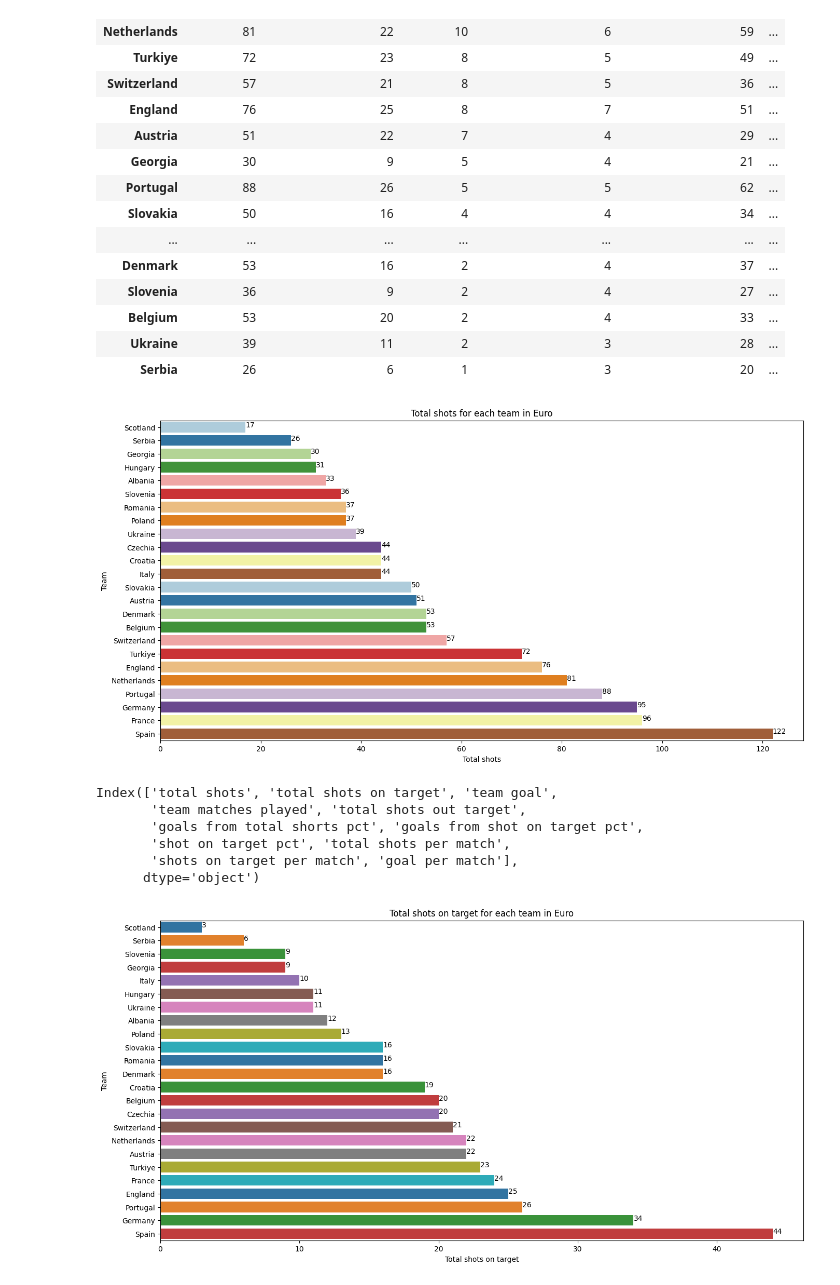
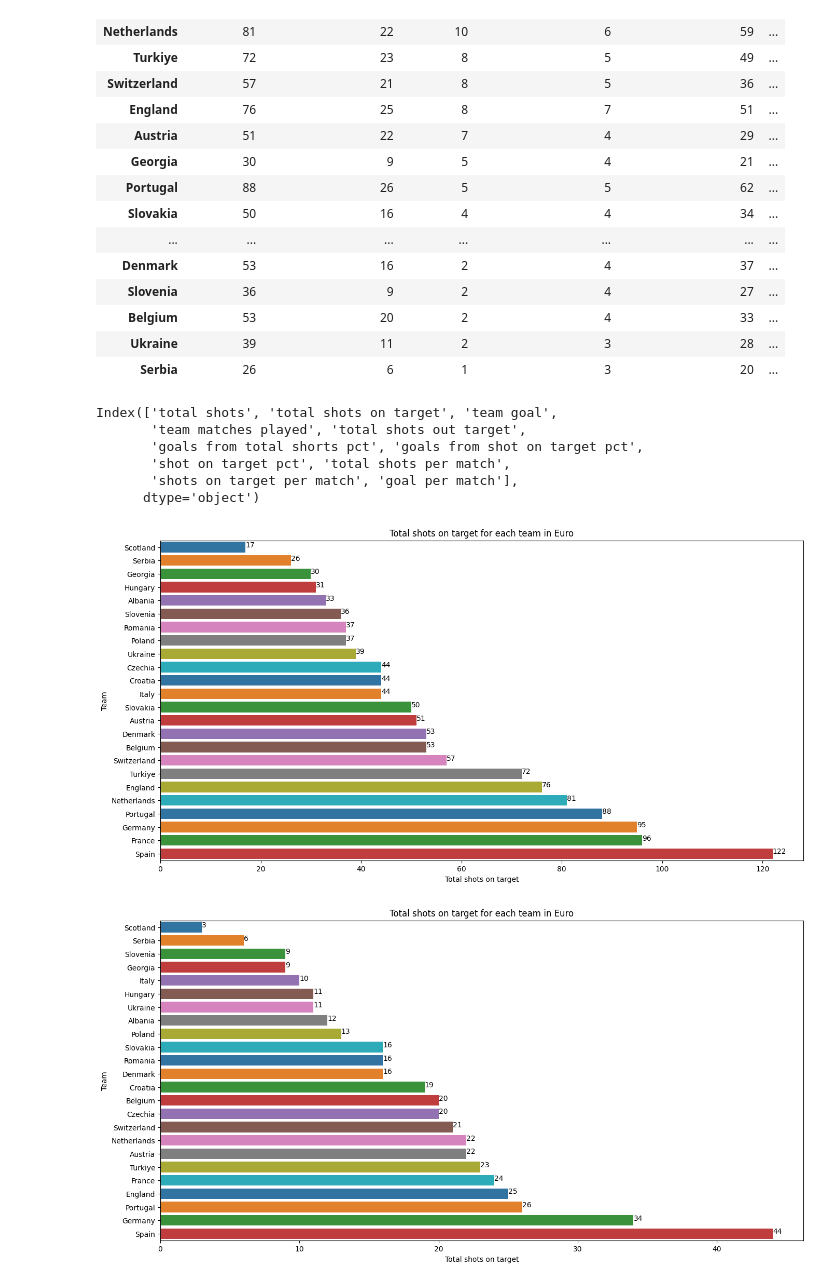
Before and after one commit to Raisuddin-Tamim/Python, a Jupyter notebook: Euro_Cup_2024.ipynb, the cells around one changed output. Saved outputs shown, nothing was run; the diff lists cells and outputs as text; code cells hidden in the pictures.

```diff
--- a/Euro_Cup_2024.ipynb
+++ b/Euro_Cup_2024.ipynb
@@ -310,15 +316,3 @@ all_shots.sort_values(by='team goal',ascending=False)
 | Belgium | 53 | 20 | 2 | 4 | 33 | ... |
 | Ukraine | 39 | 11 | 2 | 3 | 28 | ... |
 | Serbia | 26 | 6 | 1 | 3 | 20 | ... |
-# %%
-total_shots=all_shots['total shots'].sort_values()
-plt.figure(figsize=(16, 8))
-sns.barplot(x=total_shots,y=total_shots.index,palette='Paired')
-for index,value in enumerate(total_shots):
-    plt.text(value,index,str(value))
-plt.xlabel('Total shots')
-plt.ylabel('Team')
-plt.title('Total shots for each team in Euro')
-plt.show()
-# %% [output]
-[figure, removed]
@@ -331,6 +327,18 @@ Index(['total shots', 'total shots on target', 'team goal',
        'shot on target pct', 'total shots per match',
        'shots on target per match', 'goal per match'],
       dtype='object')
+# %%
+Total_shots=all_shots['total shots'].sort_values()
+plt.figure(figsize=(16, 8))
+sns.barplot(x=Total_shots,y=Total_shots.index,palette='tab10')
+for index,value in enumerate(Total_shots):
+    plt.text(value,index,str(value))
+plt.xlabel('Total shots on target')
+plt.ylabel('Team')
+plt.title('Total shots on target for each team in Euro')
+plt.show()
+# %% [output]
+[figure, added]
 # %%
 Total_shots_target=all_shots['total shots on target'].sort_values()
 plt.figure(figsize=(16, 8))
```
Also changed, not shown: parts of 4 cells of this notebook.
